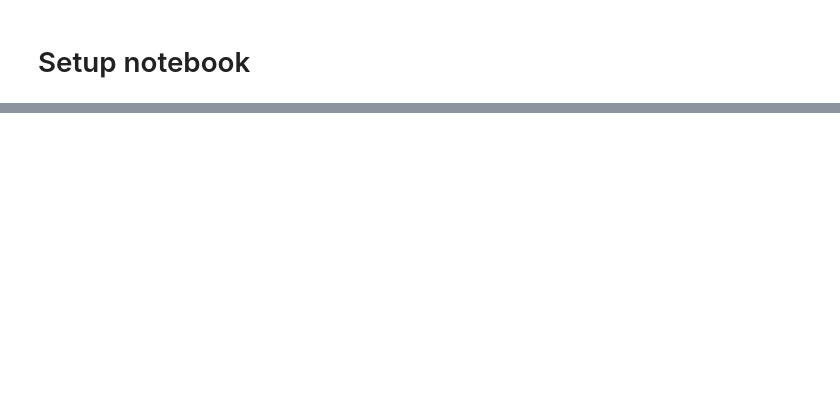
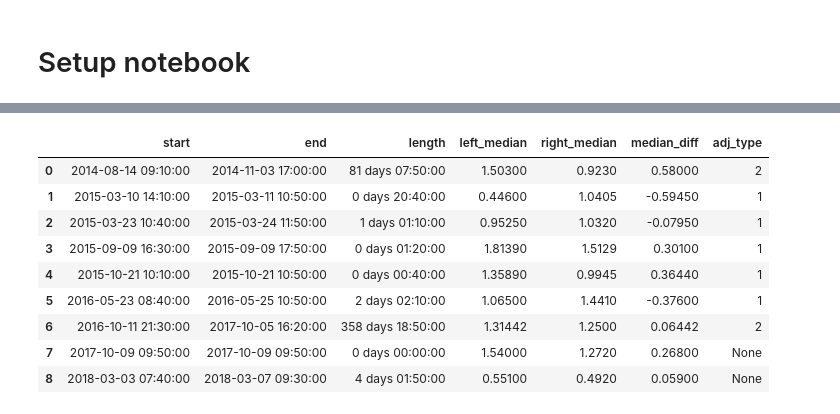
Before and after one commit to christasich/tidal_flat_0d, a Jupyter notebook: notebooks/14-sutarkhali-tides-from-utide.ipynb, the cells around one changed output, grey strips where cells are left out. Saved outputs shown, nothing was run; the diff lists cells and outputs as text; code cells hidden in the pictures; blank space fills up the shorter version.

```diff
--- a/notebooks/14-sutarkhali-tides-from-utide.ipynb
+++ b/notebooks/14-sutarkhali-tides-from-utide.ipynb
@@ -44,0 +117,12 @@ gaps["length"] = gaps.end - gaps.start
+# %%
+data = new
+# %%
+small_gaps = gaps.loc[gaps.length<pd.Timedelta("2H")].reset_index(drop=True)
+
+interp = data.interpolate(method="cubicspline", limit=int(pd.Timedelta("2H") / data.index.freq), limit_direction="both")
+
+fig, ax = plt.subplots(figsize=(13, 4*len(small_gaps)), nrows=len(small_gaps), constrained_layout=True)
+
+for gap in small_gaps.itertuples():
+    interp.loc[gap.start-pd.Timedelta("14D"):gap.end+pd.Timedelta("14D")].plot(ax=ax[gap.Index], color="red", ls="--")
+    data.loc[gap.start-pd.Timedelta("14D"):gap.end+pd.Timedelta("14D")].plot(ax=ax[gap.Index], alpha=1)
@@ -45 +131,22 @@ gaps["length"] = gaps.end - gaps.start
+# %%
+to_interp = [0, 1]
+for gap in small_gaps.loc[to_interp].itertuples():
+    data.loc[gap.start:gap.end] = interp.loc[gap.start:gap.end]
+    gaps = gaps.loc[~(gaps.start == gap.start)].reset_index(drop=True)
+# %%
+nulls = data.loc[data.isnull()]
+starts = nulls.loc[nulls.index - nulls.index.to_series().shift(1) != pd.Timedelta("10T")]
+ends = nulls.loc[nulls.index.to_series().shift(-1) - nulls.index != pd.Timedelta("10T")]
+gaps = starts.index.to_frame(name="start").reset_index(drop=True)
+gaps["end"] = ends.index
+gaps["length"] = gaps.end - gaps.start
+
+window = pd.Timedelta("28D")
+gaps[["left_median", "right_median"]] = np.nan
+
+for gap in gaps.itertuples():
+    gaps.loc[gap.Index, "left_median"] = data.loc[gap.start-window:gap.start].median()
+    gaps.loc[gap.Index, "right_median"] = data.loc[gap.end:gap.end+window].median()
+
+gaps["gap_diff"] = gaps.left_median - gaps.right_median
 # %%
@@ -84,3 +289,16 @@ fig.tight_layout()
+# %%
+gaps
+# %% [output]
+|  | start | end | length | left_median | right_median | median_diff | adj_type |
+| 0 | 2014-08-14 09:10:00 | 2014-11-03 17:00:00 | 81 days 07:50:00 | 1.50300 | 0.9230 | 0.58000 | 2 |
+| 1 | 2015-03-10 14:10:00 | 2015-03-11 10:50:00 | 0 days 20:40:00 | 0.44600 | 1.0405 | -0.59450 | 1 |
+| 2 | 2015-03-23 10:40:00 | 2015-03-24 11:50:00 | 1 days 01:10:00 | 0.95250 | 1.0320 | -0.07950 | 1 |
+| 3 | 2015-09-09 16:30:00 | 2015-09-09 17:50:00 | 0 days 01:20:00 | 1.81390 | 1.5129 | 0.30100 | 1 |
+| 4 | 2015-10-21 10:10:00 | 2015-10-21 10:50:00 | 0 days 00:40:00 | 1.35890 | 0.9945 | 0.36440 | 1 |
+| 5 | 2016-05-23 08:40:00 | 2016-05-25 10:50:00 | 2 days 02:10:00 | 1.06500 | 1.4410 | -0.37600 | 1 |
+| 6 | 2016-10-11 21:30:00 | 2017-10-05 16:20:00 | 358 days 18:50:00 | 1.31442 | 1.2500 | 0.06442 | 2 |
+| 7 | 2017-10-09 09:50:00 | 2017-10-09 09:50:00 | 0 days 00:00:00 | 1.54000 | 1.2720 | 0.26800 | None |
+| 8 | 2018-03-03 07:40:00 | 2018-03-07 09:30:00 | 4 days 01:50:00 | 0.55100 | 0.4920 | 0.05900 | None |
 # %%
 index = pd.date_range(start="2020", end="2039", freq="1H", closed="left", name="datetime")
 vals = utide.reconstruct(t=mdates.date2num((index - pd.Timedelta("6 hours")).to_pydatetime()), coef=coef, verbose=False).h
```
Also changed, not shown: parts of 24 cells of this notebook, 5 other files.
